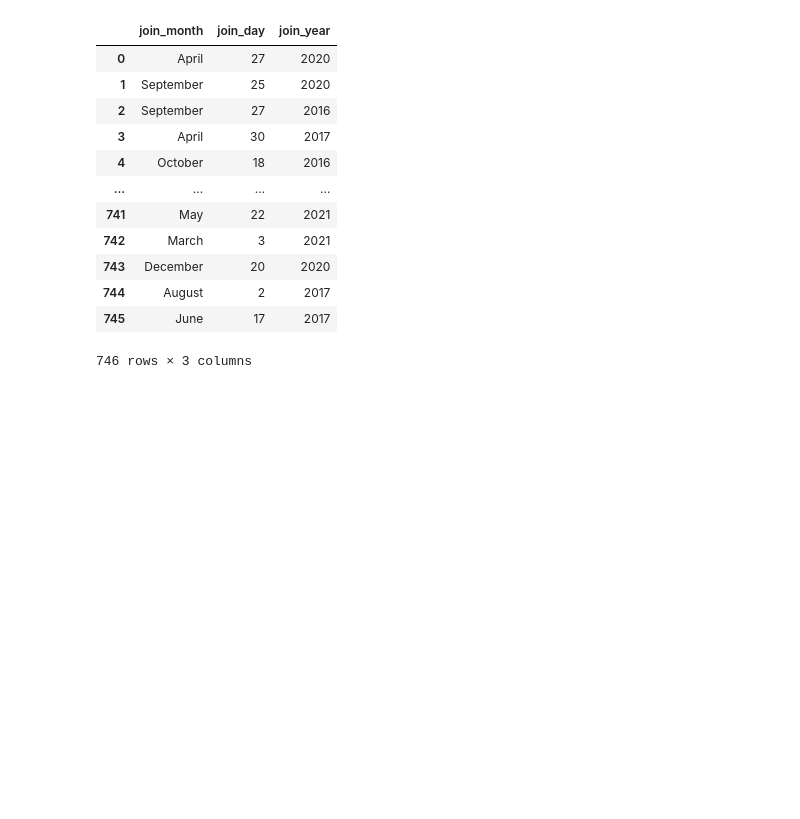
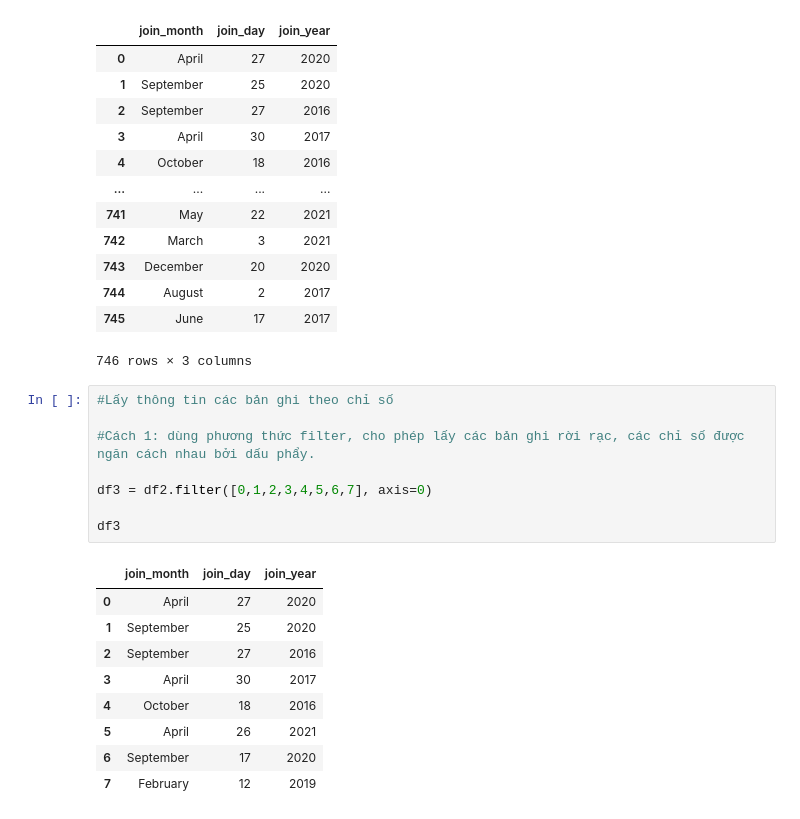
Before and after one commit to hunght92/Codegym, a Jupyter notebook: Học lại.ipynb, the cells around one changed output. Saved outputs shown, nothing was run; the diff lists cells and outputs as text; blank space fills up the shorter version.

```diff
--- a/Học lại.ipynb
+++ b/Học lại.ipynb
@@ -996,3 +996,21 @@ df2
 | 744 | August | 2 | 2017 |
 | 745 | June | 17 | 2017 |
 746 rows × 3 columns
+# %%
+#Lấy thông tin các bản ghi theo chỉ số
+
+#Cách 1: dùng phương thức filter, cho phép lấy các bản ghi rời rạc, các chỉ số được ngăn cách nhau bởi dấu phẩy.
+
+df3 = df2.filter([0,1,2,3,4,5,6,7], axis=0)
+
+df3
+# %% [output]
+|  | join_month | join_day | join_year |
+| 0 | April | 27 | 2020 |
+| 1 | September | 25 | 2020 |
+| 2 | September | 27 | 2016 |
+| 3 | April | 30 | 2017 |
+| 4 | October | 18 | 2016 |
+| 5 | April | 26 | 2021 |
+| 6 | September | 17 | 2020 |
+| 7 | February | 12 | 2019 |
```
